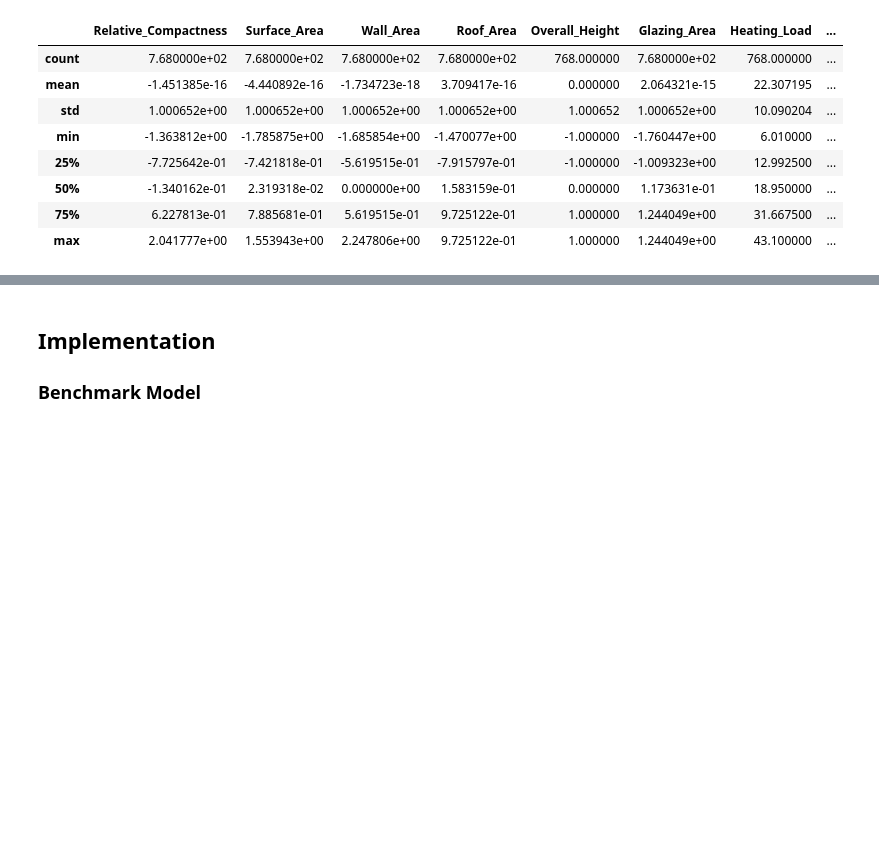
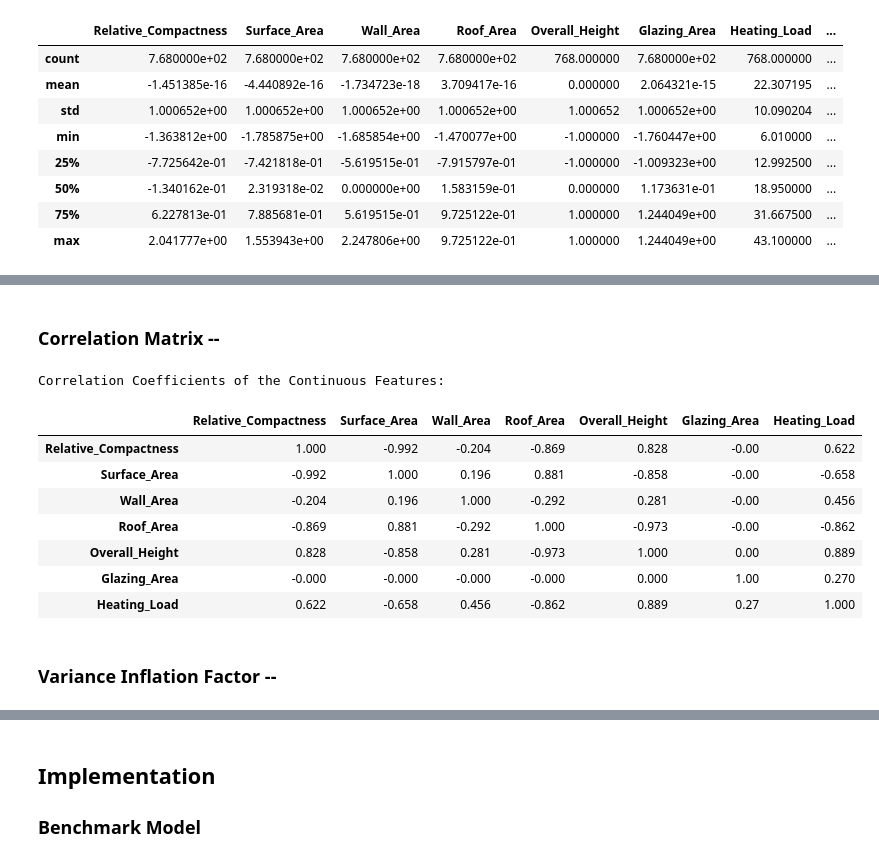
Before and after one commit to sammykyu/Energy-Efficiency-Prediction, a Jupyter notebook: HeatingLoadPrediction.ipynb, the cells around one changed output, grey strips where cells are left out. Saved outputs shown, nothing was run; the diff lists cells and outputs as text; code cells hidden in the pictures; blank space fills up the shorter version.

```diff
--- a/HeatingLoadPrediction.ipynb
+++ b/HeatingLoadPrediction.ipynb
@@ -153,0 +172,17 @@ Statistics of each feature of the dataset after preprocessing:
+# %% [markdown]
+### Correlation Matrix --
+# %%
+print("Correlation Coefficients of the Continuous Features:")
+display(data[numerical + ['Heating_Load']].corr().apply(lambda x: round(x, 3)))
+# %% [output]
+Correlation Coefficients of the Continuous Features:
+|  | Relative_Compactness | Surface_Area | Wall_Area | Roof_Area | Overall_Height | Glazing_Area | Heating_Load |
+| Relative_Compactness | 1.000 | -0.992 | -0.204 | -0.869 | 0.828 | -0.00 | 0.622 |
+| Surface_Area | -0.992 | 1.000 | 0.196 | 0.881 | -0.858 | -0.00 | -0.658 |
+| Wall_Area | -0.204 | 0.196 | 1.000 | -0.292 | 0.281 | -0.00 | 0.456 |
+| Roof_Area | -0.869 | 0.881 | -0.292 | 1.000 | -0.973 | -0.00 | -0.862 |
+| Overall_Height | 0.828 | -0.858 | 0.281 | -0.973 | 1.000 | 0.00 | 0.889 |
+| Glazing_Area | -0.000 | -0.000 | -0.000 | -0.000 | 0.000 | 1.00 | 0.270 |
+| Heating_Load | 0.622 | -0.658 | 0.456 | -0.862 | 0.889 | 0.27 | 1.000 |
+# %% [markdown]
+### Variance Inflation Factor --
```
Also changed, not shown: parts of 11 cells of this notebook.
